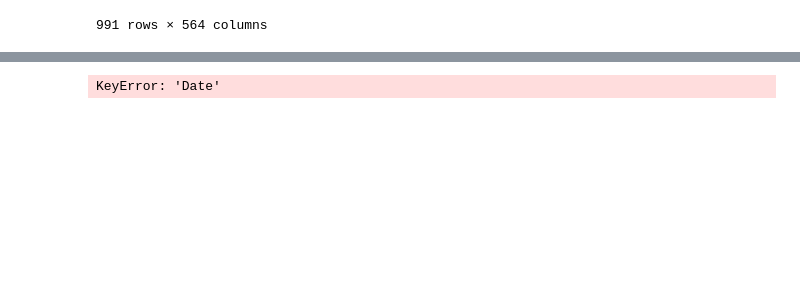
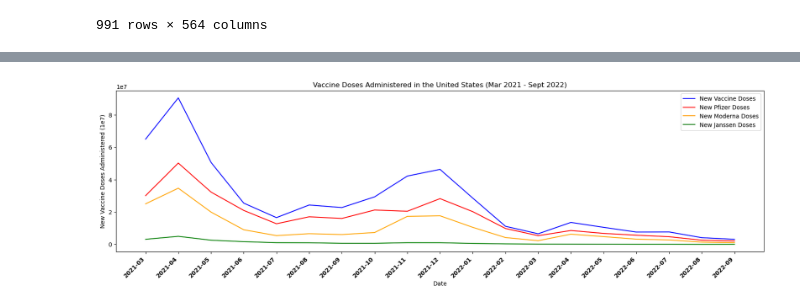
Before and after one commit to tinalina1003/Project1-Group4, a Jupyter notebook: Camille/Time Series Analysis for Time vs Vaccination Rates.ipynb, the cells around one changed output, grey strips where cells are left out. Drawn from its saved outputs; the diff is of its cells as text; code cells hidden in the pictures; blank space fills up the shorter version.

```diff
--- a/Camille/Time Series Analysis for Time vs Vaccination Rates.ipynb
+++ b/Camille/Time Series Analysis for Time vs Vaccination Rates.ipynb
@@ -111,18 +162,19 @@ vaccination_timeseries_df = vaccination_timeseries_df.dropna()
 # %%
 
-line_graph = plt.plot(vaccination_timeseries2['Date'], vaccination_timeseries2['new_vaccine_doses_administered'], color="blue")
-line_graph = plt.plot(vaccination_timeseries2['Date'], vaccination_timeseries2['new_vaccine_doses_administered_pfizer'], color="red")
-line_graph = plt.plot(vaccination_timeseries2['Date'], vaccination_timeseries2['new_vaccine_doses_administered_moderna'], color="green")
-line_graph = plt.plot(vaccination_timeseries2['Date'], vaccination_timeseries2['new_vaccine_doses_administered_janssen'], color="yellow")
+vaccination_line = plt.plot(vaccination_timeseries['date_str'], vaccination_timeseries['new_vaccine_doses_administered'], color="blue")
+vaccination_line = plt.plot(vaccination_timeseries['date_str'], vaccination_timeseries['new_vaccine_doses_administered_pfizer'], color="red")
+vaccination_line = plt.plot(vaccination_timeseries['date_str'], vaccination_timeseries['new_vaccine_doses_administered_moderna'], color="orange")
+vaccination_line = plt.plot(vaccination_timeseries['date_str'], vaccination_timeseries['new_vaccine_doses_administered_janssen'], color="green")
 plt.xlabel('Date')
-plt.ylabel('New Vaccine Doses Administered (1x10^7)')
-plt.title('Vaccine Doses Administered Over Time')
-plt.legend(["new_vaccine_doses_administered", "new_vaccine_doses_administered_pfizer", "new_vaccine_doses_administered_moderna", "New Janssen Administered"])
-
-
+plt.ylabel('New Vaccine Doses Administered (1e7)')
+plt.title('Vaccine Doses Administered in the United States (Mar 2021 - Sept 2022)')
+plt.legend(["New Vaccine Doses", "New Pfizer Doses", "New Moderna Doses", "New Janssen Doses"])
+plt.xticks(vaccination_timeseries['date_str'], rotation=45, ha='right')
+plt.title('Vaccine Doses Administered in the United States (Mar 2021 - Sept 2022)')
+plt.xticks(weight = 'bold')
 plt.show()
 # %% [output]
-KeyError: 'Date'
+[figure, added]
 # %%
 #fix x axis to display data in chronological order (x-axis)
 
```
Also changed, not shown: parts of 8 cells of this notebook.
